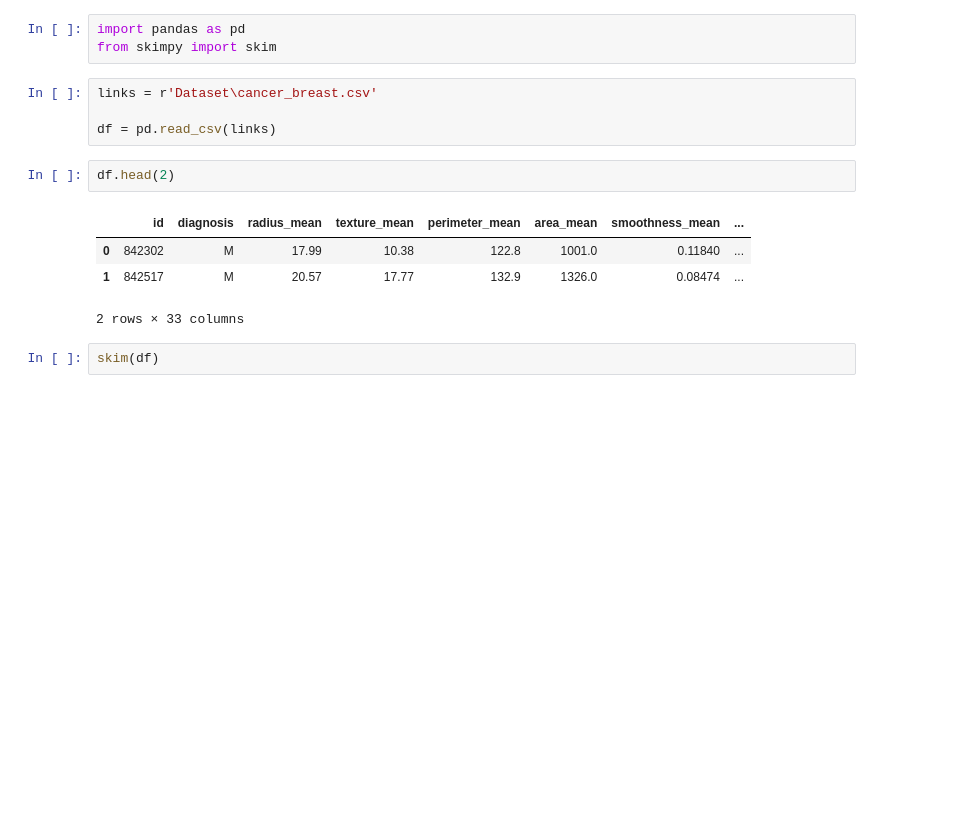
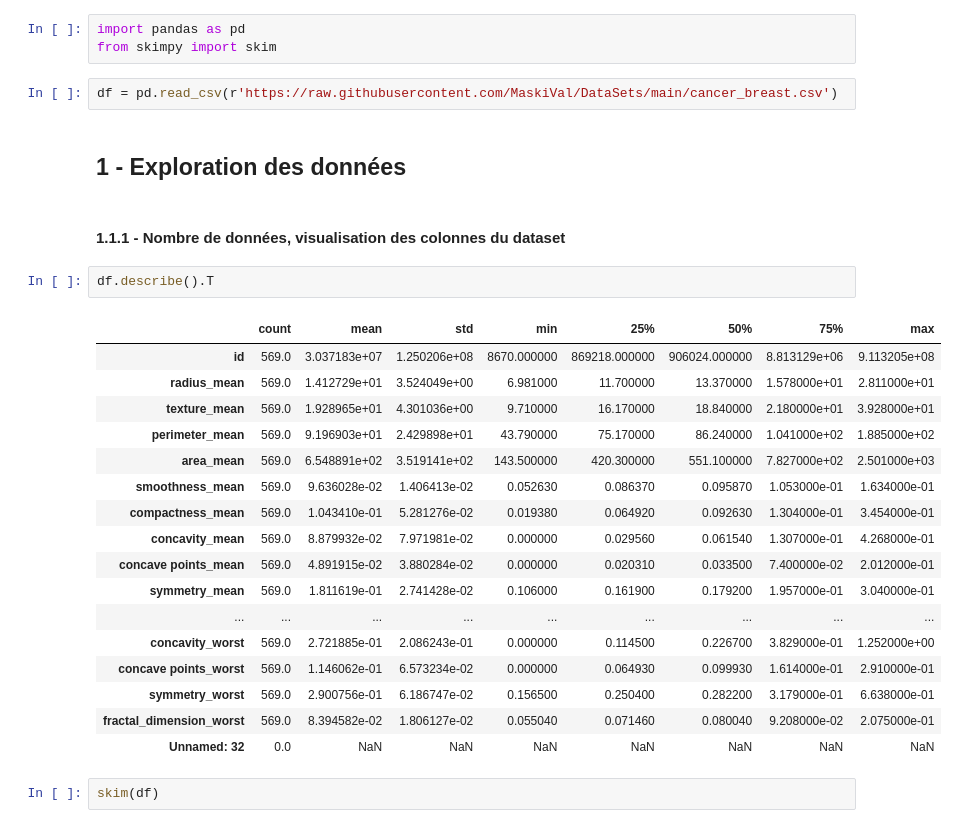
Before and after one commit to Dim2960/semiology_AI, a Jupyter notebook: cancer_sein/Exploration.ipynb, the cells around one changed output. Drawn from its saved outputs; the diff is of its cells as text; blank space fills up the shorter version.

Commit message:
Ajout fichier exploration standardisé

```diff
--- a/cancer_sein/dataset_extraction.ipynb
+++ b/cancer_sein/Exploration.ipynb
@@ -1,17 +5,32 @@
 # %%
 import pandas as pd
 from skimpy import skim
-# %%
-links = r'Dataset\cancer_breast.csv'
-
-df = pd.read_csv(links)
-# %%
-df.head(2)
-# %% [output]
-|  | id | diagnosis | radius_mean | texture_mean | perimeter_mean | area_mean | smoothness_mean | ... |
-| 0 | 842302 | M | 17.99 | 10.38 | 122.8 | 1001.0 | 0.11840 | ... |
-| 1 | 842517 | M | 20.57 | 17.77 | 132.9 | 1326.0 | 0.08474 | ... |
-2 rows × 33 columns
+# %%
+df = pd.read_csv(r'https://raw.githubusercontent.com/MaskiVal/DataSets/main/cancer_breast.csv')
+# %% [markdown]
+## 1 - Exploration des données
+# %% [markdown]
+#### 1.1.1 - Nombre de données, visualisation des colonnes du dataset
+# %%
+df.describe().T
+# %% [output]
+|  | count | mean | std | min | 25% | 50% | 75% | max |
+| id | 569.0 | 3.037183e+07 | 1.250206e+08 | 8670.000000 | 869218.000000 | 906024.000000 | 8.813129e+06 | 9.113205e+08 |
+| radius_mean | 569.0 | 1.412729e+01 | 3.524049e+00 | 6.981000 | 11.700000 | 13.370000 | 1.578000e+01 | 2.811000e+01 |
+| texture_mean | 569.0 | 1.928965e+01 | 4.301036e+00 | 9.710000 | 16.170000 | 18.840000 | 2.180000e+01 | 3.928000e+01 |
+| perimeter_mean | 569.0 | 9.196903e+01 | 2.429898e+01 | 43.790000 | 75.170000 | 86.240000 | 1.041000e+02 | 1.885000e+02 |
+| area_mean | 569.0 | 6.548891e+02 | 3.519141e+02 | 143.500000 | 420.300000 | 551.100000 | 7.827000e+02 | 2.501000e+03 |
+| smoothness_mean | 569.0 | 9.636028e-02 | 1.406413e-02 | 0.052630 | 0.086370 | 0.095870 | 1.053000e-01 | 1.634000e-01 |
+| compactness_mean | 569.0 | 1.043410e-01 | 5.281276e-02 | 0.019380 | 0.064920 | 0.092630 | 1.304000e-01 | 3.454000e-01 |
+| concavity_mean | 569.0 | 8.879932e-02 | 7.971981e-02 | 0.000000 | 0.029560 | 0.061540 | 1.307000e-01 | 4.268000e-01 |
+| concave points_mean | 569.0 | 4.891915e-02 | 3.880284e-02 | 0.000000 | 0.020310 | 0.033500 | 7.400000e-02 | 2.012000e-01 |
+| symmetry_mean | 569.0 | 1.811619e-01 | 2.741428e-02 | 0.106000 | 0.161900 | 0.179200 | 1.957000e-01 | 3.040000e-01 |
+| ... | ... | ... | ... | ... | ... | ... | ... | ... |
+| concavity_worst | 569.0 | 2.721885e-01 | 2.086243e-01 | 0.000000 | 0.114500 | 0.226700 | 3.829000e-01 | 1.252000e+00 |
+| concave points_worst | 569.0 | 1.146062e-01 | 6.573234e-02 | 0.000000 | 0.064930 | 0.099930 | 1.614000e-01 | 2.910000e-01 |
+| symmetry_worst | 569.0 | 2.900756e-01 | 6.186747e-02 | 0.156500 | 0.250400 | 0.282200 | 3.179000e-01 | 6.638000e-01 |
+| fractal_dimension_worst | 569.0 | 8.394582e-02 | 1.806127e-02 | 0.055040 | 0.071460 | 0.080040 | 9.208000e-02 | 2.075000e-01 |
+| Unnamed: 32 | 0.0 | NaN | NaN | NaN | NaN | NaN | NaN | NaN |
 # %%
 skim(df)
 # %% [output]
```
Also changed, not shown: parts of 18 cells of this notebook, 3 other files.
